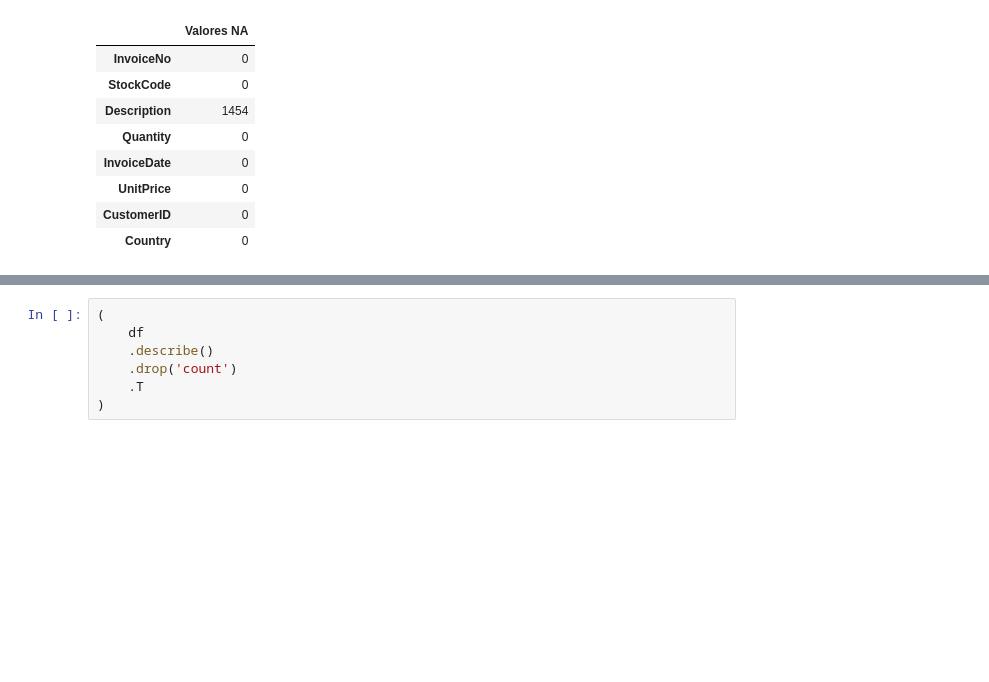
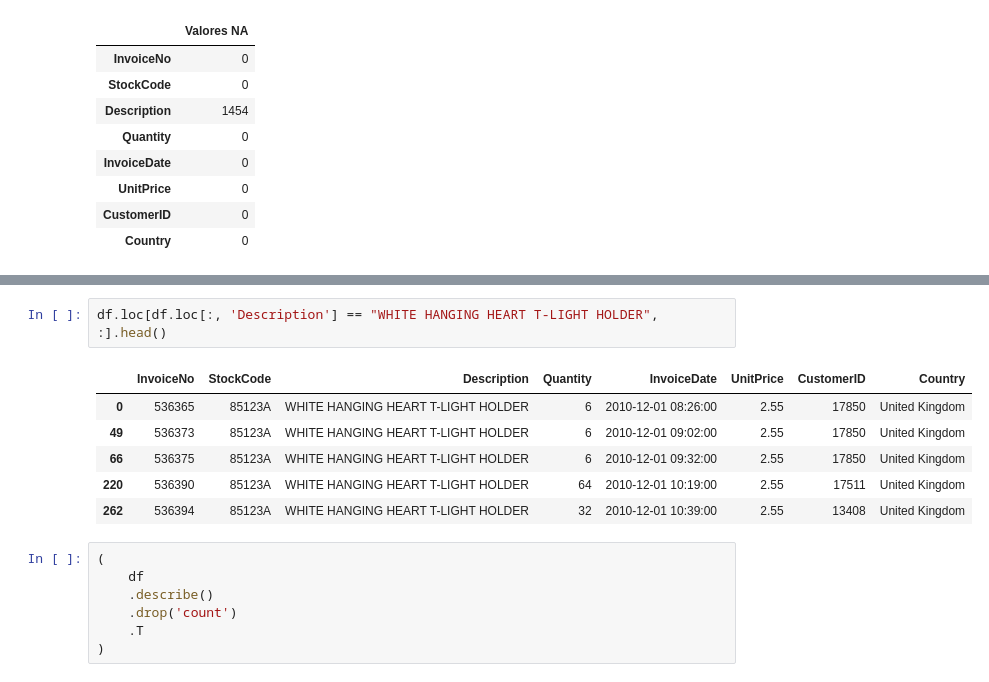
Before and after one commit to Alf-caput/LAB02_ReglasYPatronesSecuenciales, a Jupyter notebook: notebook.ipynb, the cells around one changed output, grey strips where cells are left out. Saved outputs shown, nothing was run; the diff lists cells and outputs as text; blank space fills up the shorter version.

```diff
--- a/notebook.ipynb
+++ b/notebook.ipynb
@@ -45,3 +420,12 @@ Número total de NA en el dataframe: 1454
+# %%
+df.loc[df.loc[:, 'Description'] == "WHITE HANGING HEART T-LIGHT HOLDER", :].head()
+# %% [output]
+|  | InvoiceNo | StockCode | Description | Quantity | InvoiceDate | UnitPrice | CustomerID | Country |
+| 0 | 536365 | 85123A | WHITE HANGING HEART T-LIGHT HOLDER | 6 | 2010-12-01 08:26:00 | 2.55 | 17850 | United Kingdom |
+| 49 | 536373 | 85123A | WHITE HANGING HEART T-LIGHT HOLDER | 6 | 2010-12-01 09:02:00 | 2.55 | 17850 | United Kingdom |
+| 66 | 536375 | 85123A | WHITE HANGING HEART T-LIGHT HOLDER | 6 | 2010-12-01 09:32:00 | 2.55 | 17850 | United Kingdom |
+| 220 | 536390 | 85123A | WHITE HANGING HEART T-LIGHT HOLDER | 64 | 2010-12-01 10:19:00 | 2.55 | 17511 | United Kingdom |
+| 262 | 536394 | 85123A | WHITE HANGING HEART T-LIGHT HOLDER | 32 | 2010-12-01 10:39:00 | 2.55 | 13408 | United Kingdom |
 # %%
 (
     df
```
Also changed, not shown: parts of 34 cells of this notebook, 2 other files.
